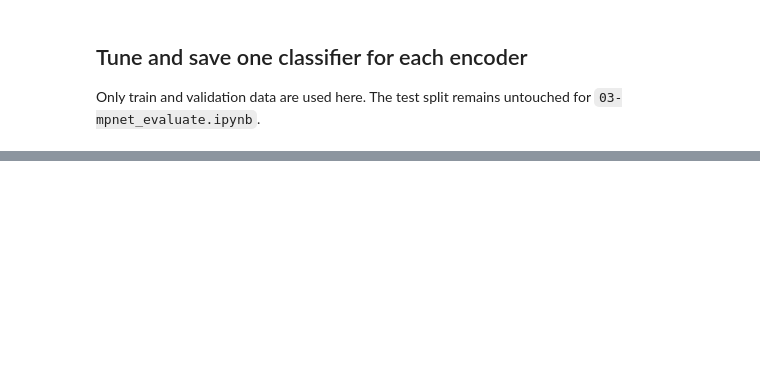
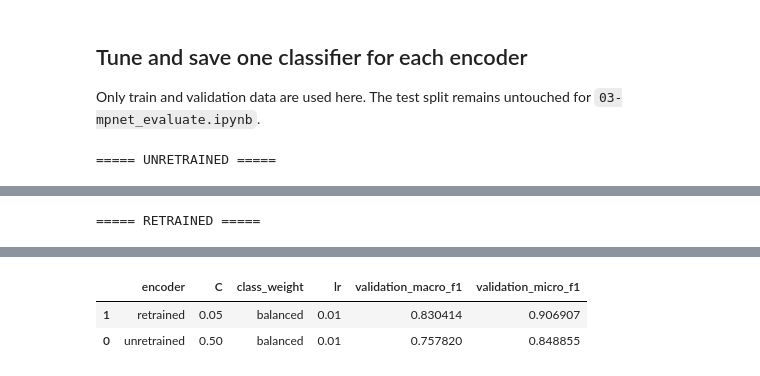
Before and after one commit to zaabinh/3bit-CS221, a Jupyter notebook: notebooks/SentenceTransformer/02-mpnet_ovr_logistic_regression.ipynb, the cells around one changed output, grey strips where cells are left out. Drawn from its saved outputs; the diff is of its cells as text; code cells hidden in the pictures; blank space fills up the shorter version.

Commit message:
add  manual logistic regression, re-run notebooks

```diff
--- a/notebooks/SentenceTransformer/02-mpnet_ovr_logistic_regression.ipynb
+++ b/notebooks/SentenceTransformer/02-mpnet_ovr_logistic_regression.ipynb
@@ -69,7 +78,7 @@ print("Held-out test:", len(test_idx))
 GRID = {
     "C": [0.01, 0.05, 0.1, 0.5, 1.0, 2.0, 5.0, 10.0],
     "class_weight": [None, "balanced"],
-    "solver": ["liblinear", "lbfgs"],
+    "lr": [0.01, 0.001]
 }
 
 N_JOBS = min(4, os.cpu_count() or 1)
@@ -78,14 +87,13 @@ BATCH_SIZE = 32
 # %%
 def fit_one(params, X_train, X_val, y_train, y_val):
     model = OneVsRestClassifier(
-        LogisticRegression(
+        ManualLogisticRegression(
             C=params["C"],
             class_weight=params["class_weight"],
-            solver=params["solver"],
+            lr=params["lr"],
             max_iter=3000,
             random_state=42,
         ),
-        n_jobs=1,
     )
     model.fit(X_train, y_train)
     probabilities = model.predict_proba(X_val)
@@ -218,16 +226,15 @@ for encoder_name, encoder_path in ENCODER_PATHS.items():
             if pd.isna(best_row["class_weight"])
             else best_row["class_weight"]
         ),
-        "solver": str(best_row["solver"]),
+        "lr": float(best_row["lr"])
     }
 
     classifier = OneVsRestClassifier(
-        LogisticRegression(
+        ManualLogisticRegression(
             **best_params,
-            max_iter=3000,
+            max_iter=5000,
             random_state=42,
         ),
-        n_jobs=1,
     )
     classifier.fit(X_train, y_train)
     val_probabilities = classifier.predict_proba(X_val)
@@ -281,7 +288,8 @@ for encoder_name, encoder_path in ENCODER_PATHS.items():
         "encoder": encoder_name,
         "C": best_params["C"],
         "class_weight": best_params["class_weight"],
-        "solver": best_params["solver"],
+        'lr': best_params["lr"],
+
         "validation_macro_f1": metadata["validation_macro_f1"],
         "validation_micro_f1": metadata["validation_micro_f1"],
     })
@@ -301,3 +309,5 @@ summary_df.to_csv(
     index=False,
 )
 summary_df
+# %% [output]
+===== UNRETRAINED =====
@@ -303,0 +321 @@ summary_df
+===== RETRAINED =====
@@ -303,0 +329,3 @@ summary_df
+|  | encoder | C | class_weight | lr | validation_macro_f1 | validation_micro_f1 |
+| 1 | retrained | 0.05 | balanced | 0.01 | 0.830414 | 0.906907 |
+| 0 | unretrained | 0.50 | balanced | 0.01 | 0.757820 | 0.848855 |
```
Also changed, not shown: parts of 4 cells of this notebook, 46 other files.
